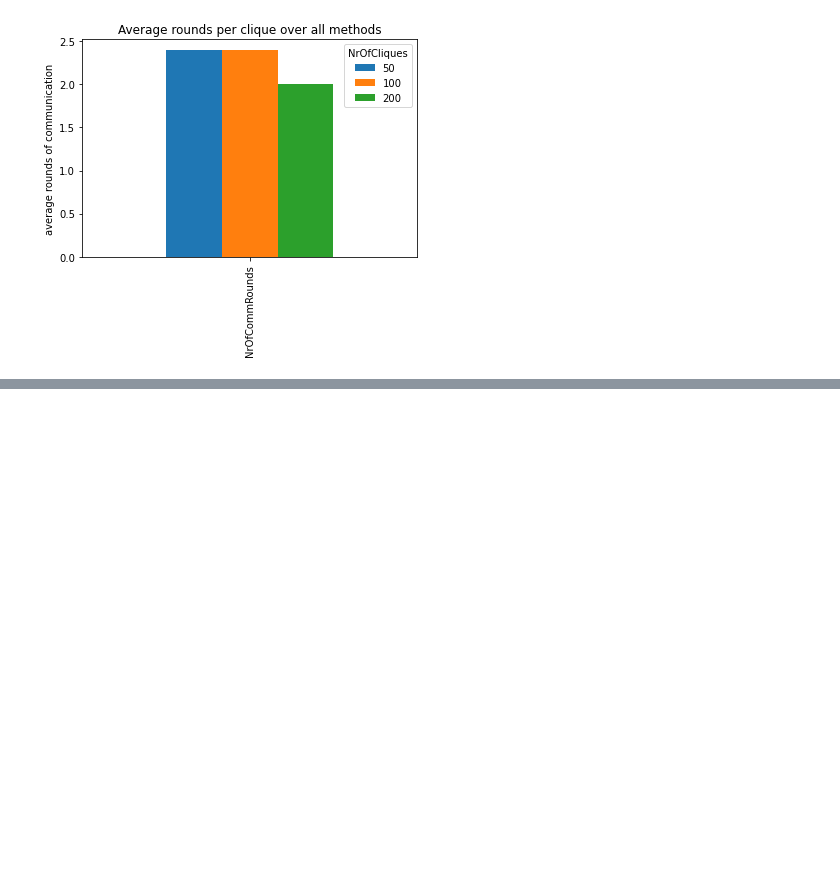
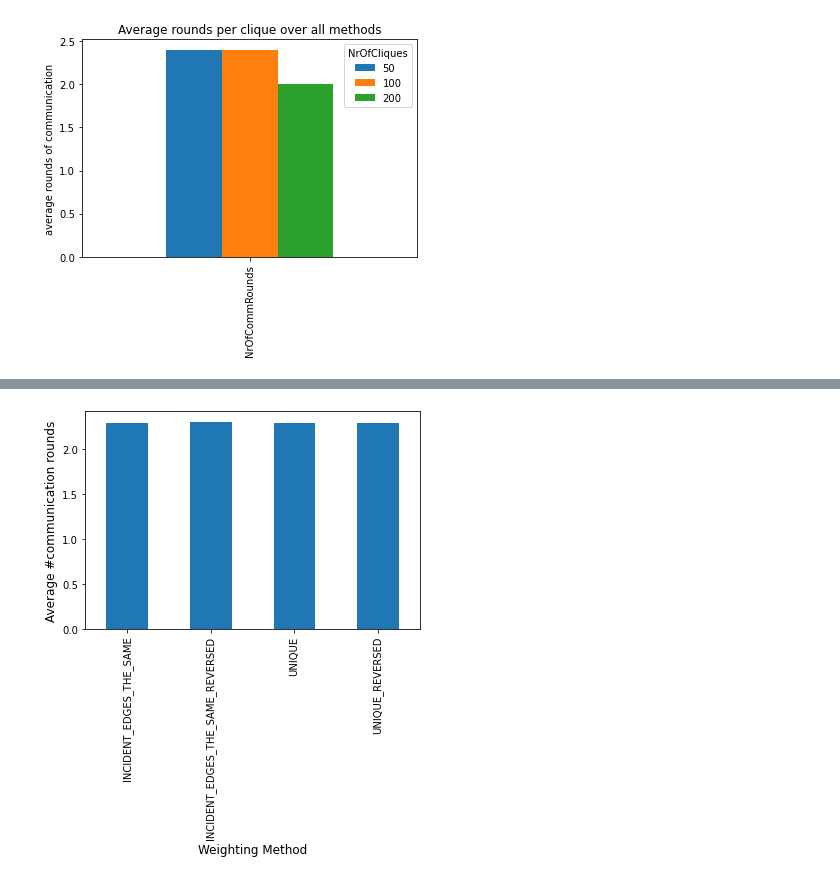
Before and after one commit to phuong-tm/2ima35-mpa, a Jupyter notebook: plots.ipynb, the cells around one changed output, grey strips where cells are left out. Cells and saved outputs as stored; diff of their text form; code cells hidden in the pictures; blank space fills up the shorter version.

```diff
--- a/plots.ipynb
+++ b/plots.ipynb
@@ -189,0 +199,7 @@ for i in range(len(methods)):
+# %%
+# Average total runtime per weightingmethod
+plot = reversed_data.groupby("WeightingMethod")["NrOfCommRounds"].mean().plot(kind="bar")
+plot.set_ylabel("Average #communication rounds", size = 12)
+plot.set_xlabel("Weighting Method", size = 12);
+# %% [output]
+[figure, added]
```
Also changed, not shown: parts of 7 cells of this notebook, 3 other files.
